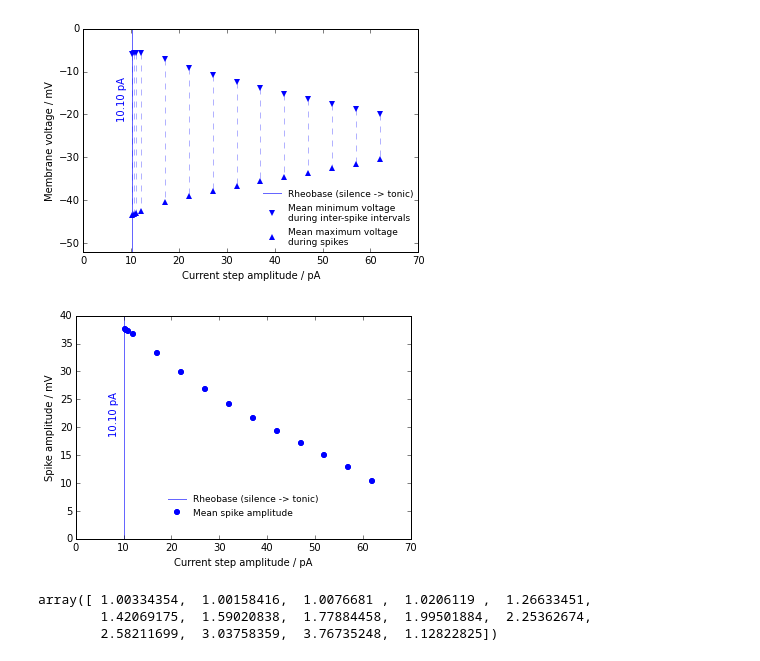
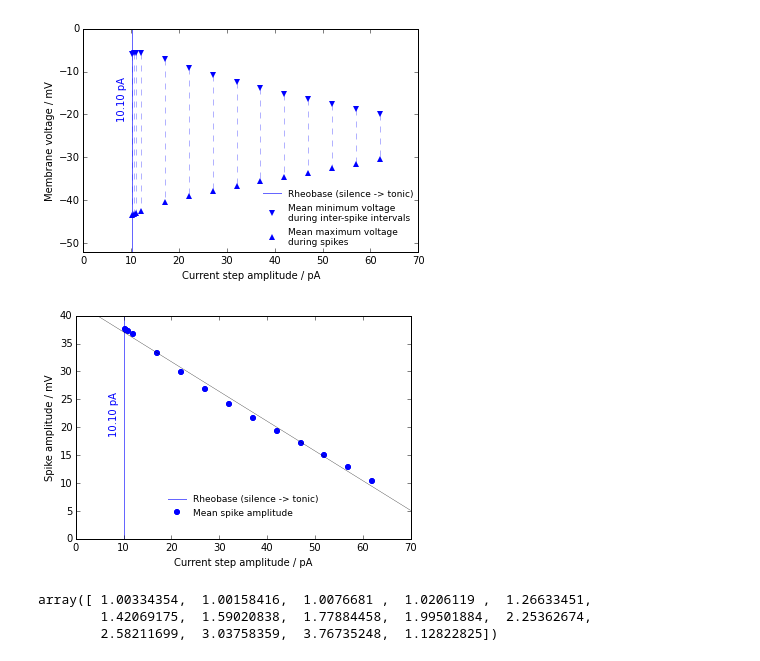
Before and after one commit to jrieke/drosophila-dynamics, a Jupyter notebook: delays_and_amplitudes/analysis.ipynb, the cells around one changed output. Drawn from its saved outputs; the diff is of its cells as text; code cells hidden in the pictures.

```diff
--- a/delays_and_amplitudes/analysis.ipynb
+++ b/delays_and_amplitudes/analysis.ipynb
@@ -63,5 +48,9 @@ plt.ylabel('Delay to first spike / ms')
 plt.axvline(-1.90+12, label="Rheobase (silence -> tonic)", color='b', alpha=0.6)
 plt.text(7, 128, '10.10 pA', color='b', rotation=90)
 plt.legend(loc='center right', numpoints=1, borderaxespad=2, frameon=False)
+
+x = np.linspace(0, 70)
+plt.plot(x, fit_delays(x), 'black', linewidth=0.3)
+
 plt.savefig("delay.png", dpi=300)
 # %% [output]
@@ -110,23 +100,24 @@ plt.legend(loc='lower right', numpoints=1, borderaxespad=0.2, frameon=False)
 plt.savefig("min_max.png", dpi=300)
 # %% [output]
 [figure]
+# %%
+fit_amplitudes = np.poly1d(np.polyfit(currents+12, mean_amplitudes, 1))
 # %%
 plt.errorbar(currents+12, mean_amplitudes, fmt='o', capsize=7, markeredgecolor='none', label='Mean spike amplitude')  # yerr=sem_amplitudes
 plt.xlabel('Current step amplitude / pA')
 plt.ylabel('Spike amplitude / mV')
 plt.xlim(0, 70)
 plt.ylim(0, 40)
 plt.axvline(-1.90+12, label="Rheobase (silence -> tonic)", color='b', alpha=0.6)
 plt.text(7, 25, '10.10 pA', color='b', rotation=90)
 plt.legend(loc='lower center', numpoints=1, borderaxespad=2, frameon=False)
 
-fit = np.poly1d(np.polyfit(currents+12, np.array(mean_amplitudes), 1))
 x = np.linspace(1, 70)
-#plt.plot(x, fit(x), 'black', linewidth=0.3)
+plt.plot(x, fit_amplitudes(x), 'black', linewidth=0.3)
 
 plt.savefig("amplitudes.png", dpi=300)
 # %% [output]
-[figure, old version]
+[figure, new version]
 # %%
 first_amplitudes = [x[0] for x in amplitudes]
 first_amplitudes_normalized = np.array(first_amplitudes) / np.array(mean_amplitudes)
```
Also changed, not shown: parts of 5 cells of this notebook, 3 other files.
